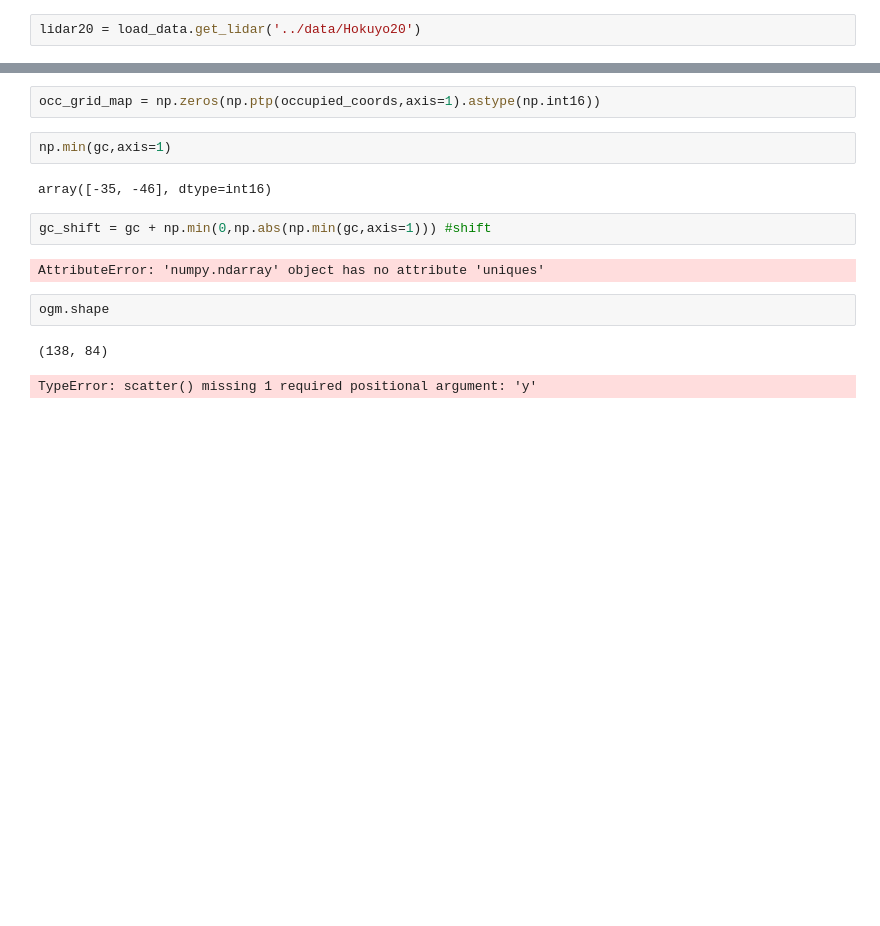
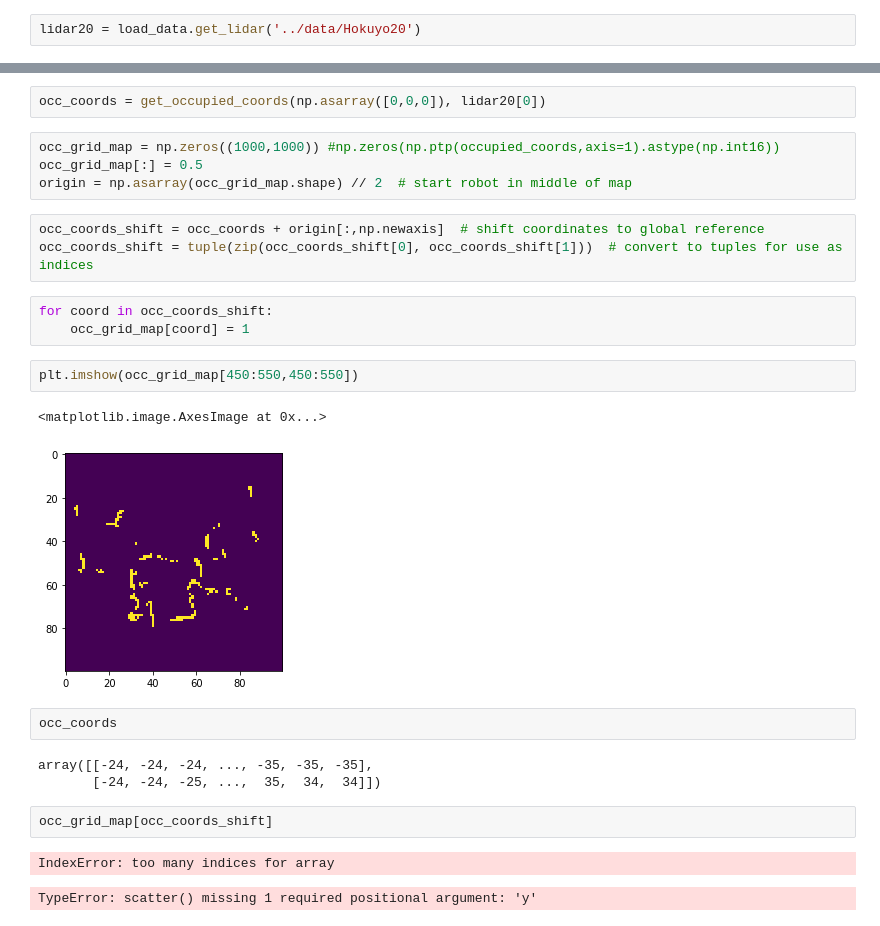
Before and after one commit to dcmid/IAS_P3_SLAM, a Jupyter notebook: code/SLAM_dev.ipynb, the cells around one changed output, grey strips where cells are left out. Cells and saved outputs as stored; diff of their text form; blank space fills up the shorter version.

Commit message:
working on lidar

```diff
--- a/code/SLAM_dev.ipynb
+++ b/code/SLAM_dev.ipynb
@@ -113,17 +130,29 @@ occupied_coords = get_ray_end_coords(scan20_dm,theta20)  # coords where lidar wa
+# %%
+occ_coords = get_occupied_coords(np.asarray([0,0,0]), lidar20[0])
 # %%
-occ_grid_map = np.zeros(np.ptp(occupied_coords,axis=1).astype(np.int16))
+occ_grid_map = np.zeros((1000,1000)) #np.zeros(np.ptp(occupied_coords,axis=1).astype(np.int16))
+occ_grid_map[:] = 0.5
+origin = np.asarray(occ_grid_map.shape) // 2  # start robot in middle of map
-# %%
-np.min(gc,axis=1)
-# %% [output]
-array([-35, -46], dtype=int16)
-# %%
-gc_shift = gc + np.min(0,np.abs(np.min(gc,axis=1))) #shift
-# %% [output]
-AttributeError: 'numpy.ndarray' object has no attribute 'uniques'
-# %%
-ogm.shape
-# %% [output]
-(138, 84)
+# %%
+occ_coords_shift = occ_coords + origin[:,np.newaxis]  # shift coordinates to global reference
+occ_coords_shift = tuple(zip(occ_coords_shift[0], occ_coords_shift[1]))  # convert to tuples for use as indices
+# %%
+for coord in occ_coords_shift:
+    occ_grid_map[coord] = 1
+# %%
+plt.imshow(occ_grid_map[450:550,450:550])
+# %% [output]
+<matplotlib.image.AxesImage at 0x...>
+[figure, added]
+# %%
+occ_coords
+# %% [output]
+array([[-24, -24, -24, ..., -35, -35, -35],
+       [-24, -24, -25, ...,  35,  34,  34]])
+# %%
+occ_grid_map[occ_coords_shift]
+# %% [output]
+IndexError: too many indices for array
 # %%
 # %% [output]
 TypeError: scatter() missing 1 required positional argument: 'y'
```
Also changed, not shown: parts of 6 cells of this notebook, 4 other files.
